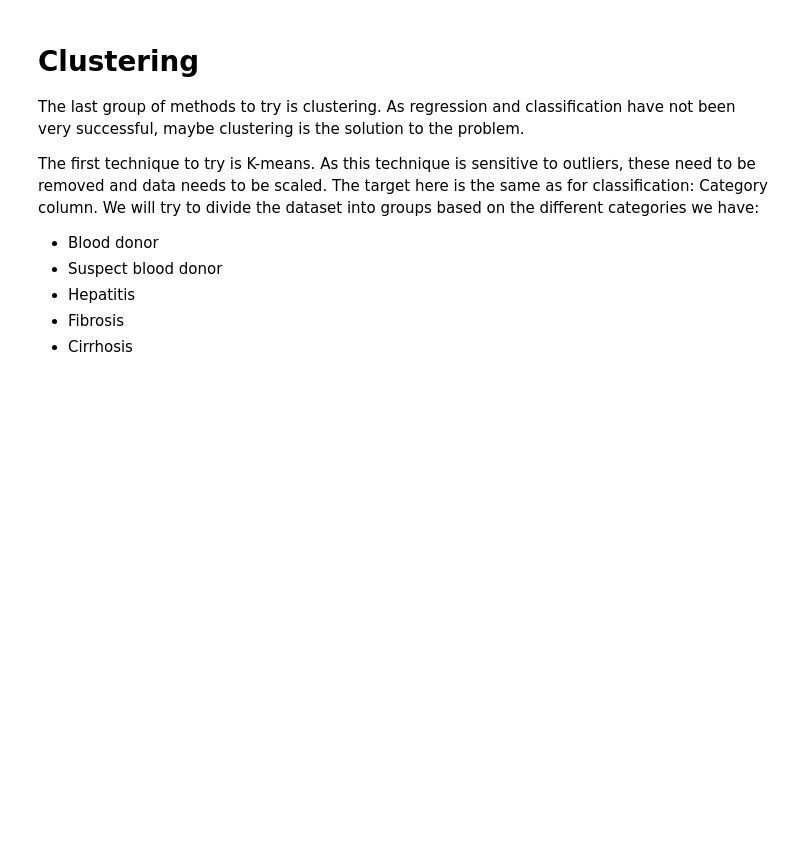
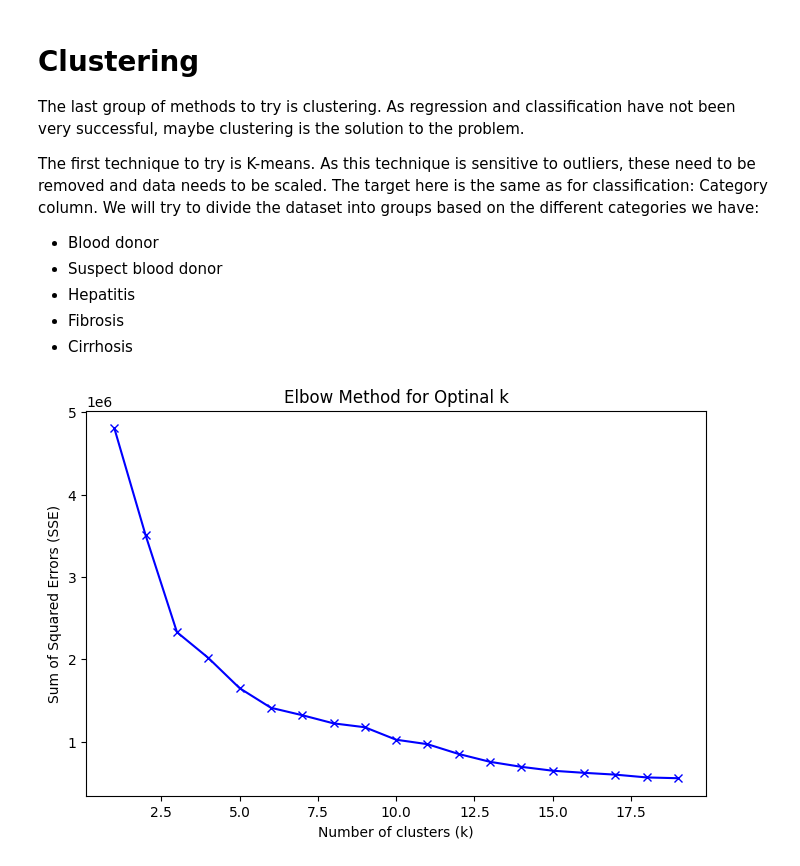
Before and after one commit to Biokatzen/Hepatitis-C-Prediction-Dataset, a Jupyter notebook: Copia_de_HepatitisC_Prediction_Dataset.ipynb, the cells around one changed output. Cells and saved outputs as stored; diff of their text form; code cells hidden in the pictures; blank space fills up the shorter version.

```diff
--- a/Copia_de_HepatitisC_Prediction_Dataset.ipynb
+++ b/Copia_de_HepatitisC_Prediction_Dataset.ipynb
@@ -936,3 +936,28 @@ The first technique to try is K-means. As this technique is sensitive to outlier
 *   Hepatitis
 *   Fibrosis
 *   Cirrhosis
+# %%
+from sklearn.cluster import KMeans
+import matplotlib.pyplot as plt
+#Eliminate the Category column from the dataset to use KMeans
+# We will use df_encoded. This dataframe does not have NA values anymore and the categorical column has been encoded
+
+df_encoded_without_cat = df_encoded.drop(columns=['Category'])
+
+#Find the optimal k using the elbow method
+sse = []
+k_range = range(1, 20)
+
+for k in k_range:
+  kmeans = KMeans(n_clusters=k, random_state=42, n_init='auto')
+  kmeans.fit(df_encoded_without_cat)
+  sse.append(kmeans.inertia_) #SSE value
+#Plot the elbow curve
+plt.figure(figsize=(8, 5))
+plt.plot(k_range, sse, 'bx-')
+plt.xlabel('Number of clusters (k)')
+plt.ylabel('Sum of Squared Errors (SSE)')
+plt.title('Elbow Method for Optinal k')
+plt.show()
+# %% [output]
+[figure, added]
```
Also changed, not shown: parts of 2 cells of this notebook.
